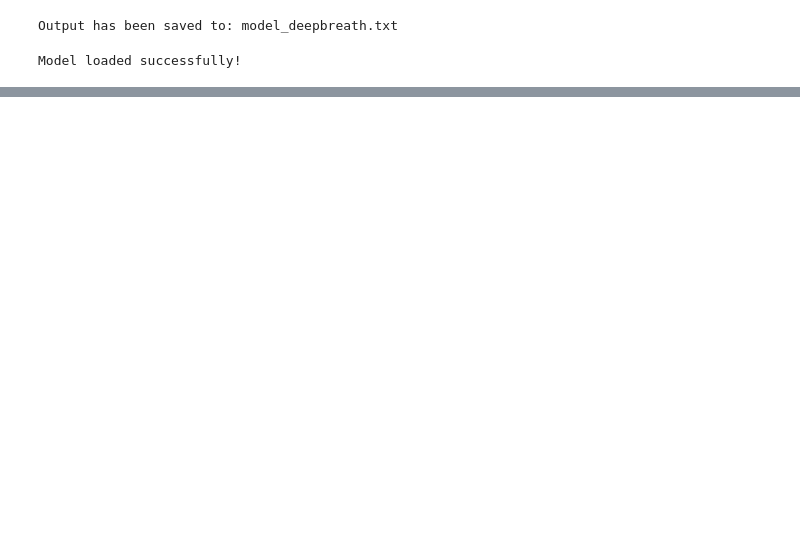
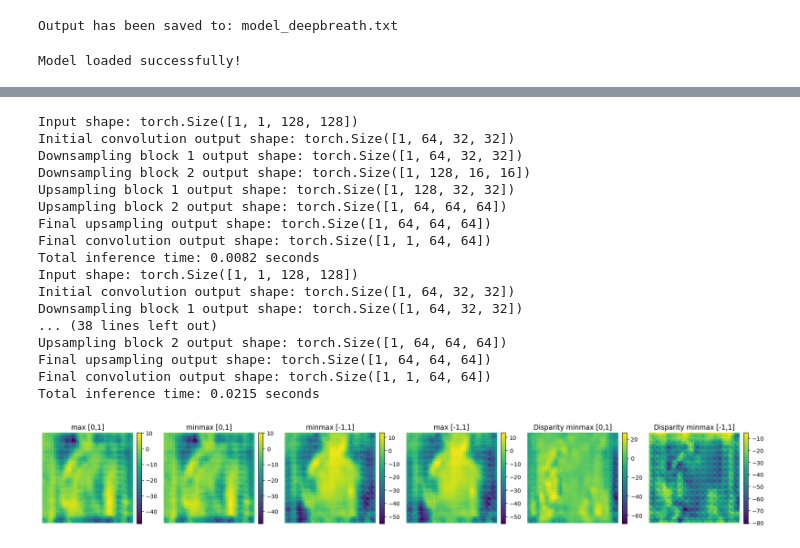
Before and after one commit to shyu216/deepbreath, a Jupyter notebook: segmentator.ipynb, the cells around one changed output, grey strips where cells are left out. Cells and saved outputs as stored; diff of their text form; code cells hidden in the pictures; blank space fills up the shorter version.

```diff
--- a/segmentator.ipynb
+++ b/segmentator.ipynb
@@ -687,0 +389,36 @@ Total inference time: 0.0136 seconds
+# %%
+# Paths to data and output folders
+data_folder = "data/02"
+output_folder = "data/output_masks"
+os.makedirs(output_folder, exist_ok=True)
+
+# Get all PNG files in the data folder
+png_files = [f for f in os.listdir(data_folder) if f.endswith(".png")]
+
+file_name = png_files[0]
+file_path = os.path.join(data_folder, file_name)
+depth_map = cv2.imread(file_path, cv2.IMREAD_UNCHANGED)
+
+# Remove large values
+depth_map[depth_map > 3000] = 3000
+
+compare_input_encoding(depth_map)
+# %% [output]
+Input shape: torch.Size([1, 1, 128, 128])
+Initial convolution output shape: torch.Size([1, 64, 32, 32])
+Downsampling block 1 output shape: torch.Size([1, 64, 32, 32])
+Downsampling block 2 output shape: torch.Size([1, 128, 16, 16])
+Upsampling block 1 output shape: torch.Size([1, 128, 32, 32])
+Upsampling block 2 output shape: torch.Size([1, 64, 64, 64])
+Final upsampling output shape: torch.Size([1, 64, 64, 64])
+Final convolution output shape: torch.Size([1, 1, 64, 64])
+Total inference time: 0.0082 seconds
+Input shape: torch.Size([1, 1, 128, 128])
+Initial convolution output shape: torch.Size([1, 64, 32, 32])
+Downsampling block 1 output shape: torch.Size([1, 64, 32, 32])
+... (38 lines left out)
+Upsampling block 2 output shape: torch.Size([1, 64, 64, 64])
+Final upsampling output shape: torch.Size([1, 64, 64, 64])
+Final convolution output shape: torch.Size([1, 1, 64, 64])
+Total inference time: 0.0215 seconds
+[figure, added]
```
Also changed, not shown: parts of 16 cells of this notebook, 2 other files.
